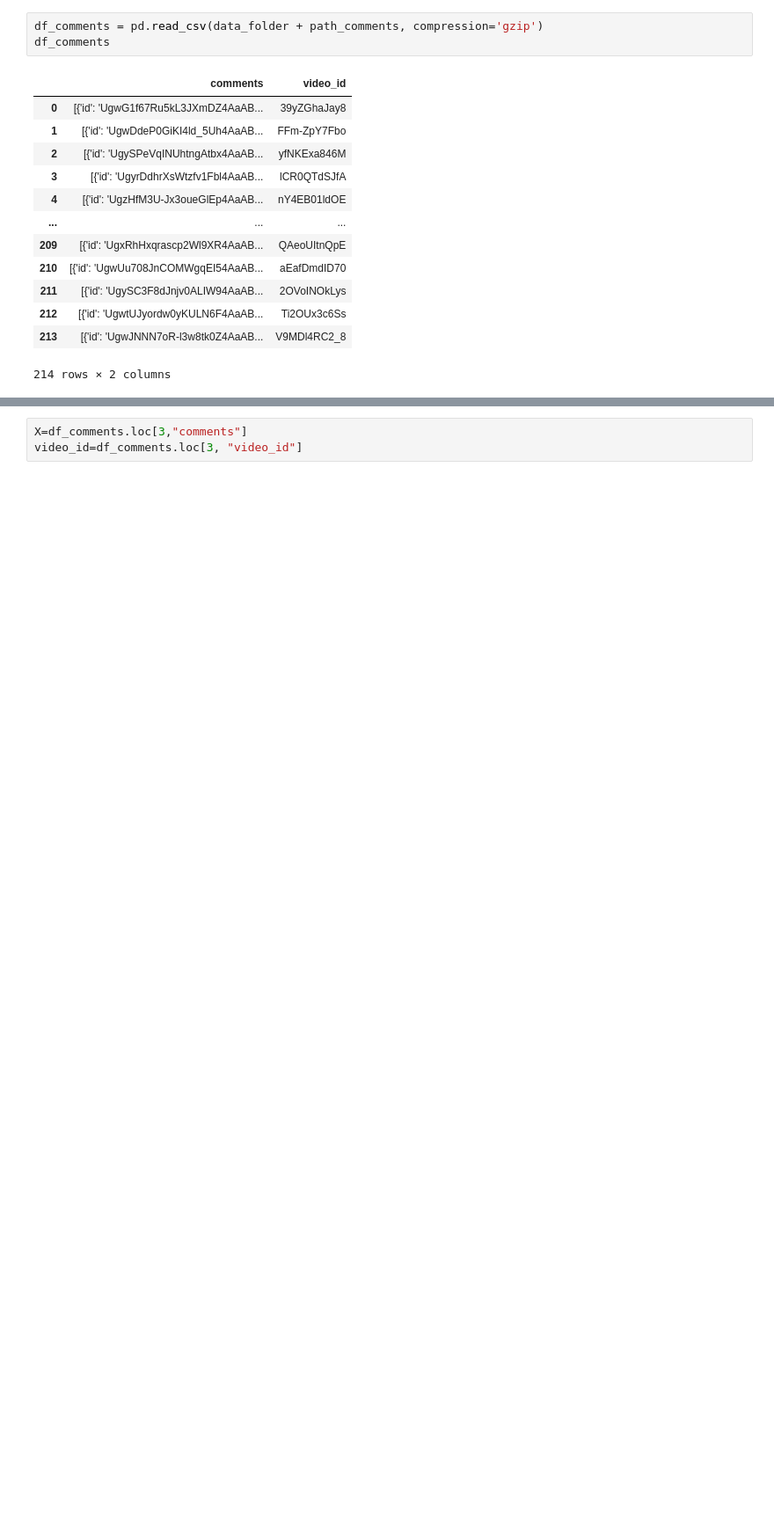
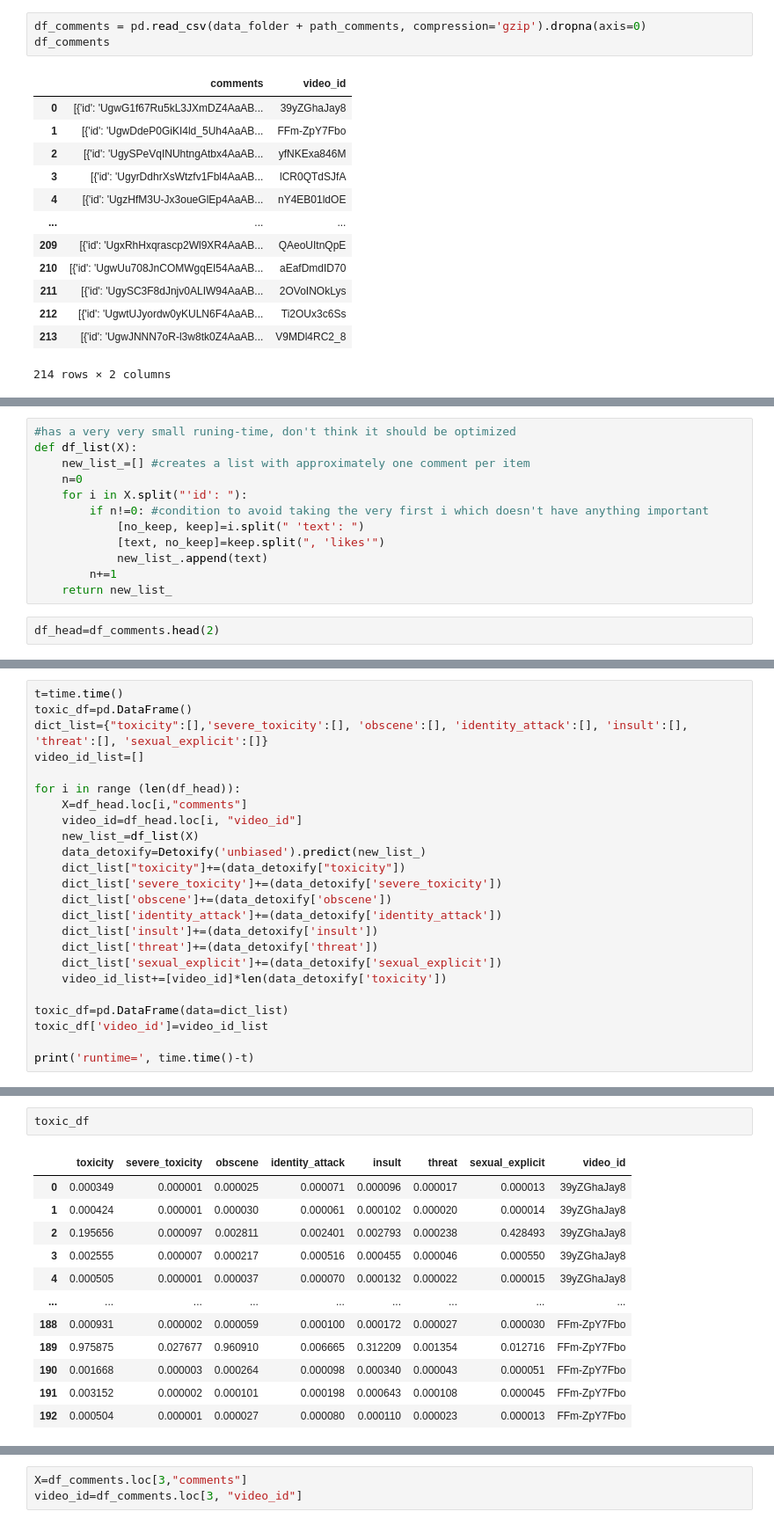
Before and after one commit to epfl-ada/ada-2022-project-strauss, a Jupyter notebook: comments_into_dataframe.ipynb, the cells around one changed output, grey strips where cells are left out. Shown: that part at 88% size. Saved outputs shown, nothing was run; the diff lists cells and outputs as text; blank space fills up the shorter version.

Commit message:
tried to improve running time (Improved veeeery little)

```diff
--- a/comments_into_dataframe.ipynb
+++ b/comments_into_dataframe.ipynb
@@ -14,7 +14,7 @@ import time
 data_folder = './Data/' # all my data is in one folder
 path_comments='comments_glipse.csv.gz'
 # %%
-df_comments = pd.read_csv(data_folder + path_comments, compression='gzip')
+df_comments = pd.read_csv(data_folder + path_comments, compression='gzip').dropna(axis=0)
 df_comments
 # %% [output]
 |  | comments | video_id |
@@ -32,0 +35,14 @@ df_comments
+# %%
+#has a very very small runing-time, don't think it should be optimized
+def df_list(X):
+    new_list_=[] #creates a list with approximately one comment per item
+    n=0
+    for i in X.split("'id': "):
+        if n!=0: #condition to avoid taking the very first i which doesn't have anything important
+            [no_keep, keep]=i.split(" 'text': ")
+            [text, no_keep]=keep.split(", 'likes'")
+            new_list_.append(text)
+        n+=1
+    return new_list_
+# %%
+df_head=df_comments.head(2)
@@ -32,0 +52,24 @@ df_comments
+# %%
+t=time.time()
+toxic_df=pd.DataFrame()
+dict_list={"toxicity":[],'severe_toxicity':[], 'obscene':[], 'identity_attack':[], 'insult':[], 'threat':[], 'sexual_explicit':[]}
+video_id_list=[]
+
+for i in range (len(df_head)):
+    X=df_head.loc[i,"comments"]
+    video_id=df_head.loc[i, "video_id"]
+    new_list_=df_list(X)
+    data_detoxify=Detoxify('unbiased').predict(new_list_)
+    dict_list["toxicity"]+=(data_detoxify["toxicity"])
+    dict_list['severe_toxicity']+=(data_detoxify['severe_toxicity'])
+    dict_list['obscene']+=(data_detoxify['obscene'])
+    dict_list['identity_attack']+=(data_detoxify['identity_attack'])
+    dict_list['insult']+=(data_detoxify['insult'])
+    dict_list['threat']+=(data_detoxify['threat'])
+    dict_list['sexual_explicit']+=(data_detoxify['sexual_explicit'])
+    video_id_list+=[video_id]*len(data_detoxify['toxicity'])
+
+toxic_df=pd.DataFrame(data=dict_list)
+toxic_df['video_id']=video_id_list
+
+print('runtime=', time.time()-t)
@@ -32,0 +78,15 @@ df_comments
+# %%
+toxic_df
+# %% [output]
+|  | toxicity | severe_toxicity | obscene | identity_attack | insult | threat | sexual_explicit | video_id |
+| 0 | 0.000349 | 0.000001 | 0.000025 | 0.000071 | 0.000096 | 0.000017 | 0.000013 | 39yZGhaJay8 |
+| 1 | 0.000424 | 0.000001 | 0.000030 | 0.000061 | 0.000102 | 0.000020 | 0.000014 | 39yZGhaJay8 |
+| 2 | 0.195656 | 0.000097 | 0.002811 | 0.002401 | 0.002793 | 0.000238 | 0.428493 | 39yZGhaJay8 |
+| 3 | 0.002555 | 0.000007 | 0.000217 | 0.000516 | 0.000455 | 0.000046 | 0.000550 | 39yZGhaJay8 |
+| 4 | 0.000505 | 0.000001 | 0.000037 | 0.000070 | 0.000132 | 0.000022 | 0.000015 | 39yZGhaJay8 |
+| ... | ... | ... | ... | ... | ... | ... | ... | ... |
+| 188 | 0.000931 | 0.000002 | 0.000059 | 0.000100 | 0.000172 | 0.000027 | 0.000030 | FFm-ZpY7Fbo |
+| 189 | 0.975875 | 0.027677 | 0.960910 | 0.006665 | 0.312209 | 0.001354 | 0.012716 | FFm-ZpY7Fbo |
+| 190 | 0.001668 | 0.000003 | 0.000264 | 0.000098 | 0.000340 | 0.000043 | 0.000051 | FFm-ZpY7Fbo |
+| 191 | 0.003152 | 0.000002 | 0.000101 | 0.000198 | 0.000643 | 0.000108 | 0.000045 | FFm-ZpY7Fbo |
+| 192 | 0.000504 | 0.000001 | 0.000027 | 0.000080 | 0.000110 | 0.000023 | 0.000013 | FFm-ZpY7Fbo |
```
Also changed, not shown: parts of 52 cells of this notebook.
